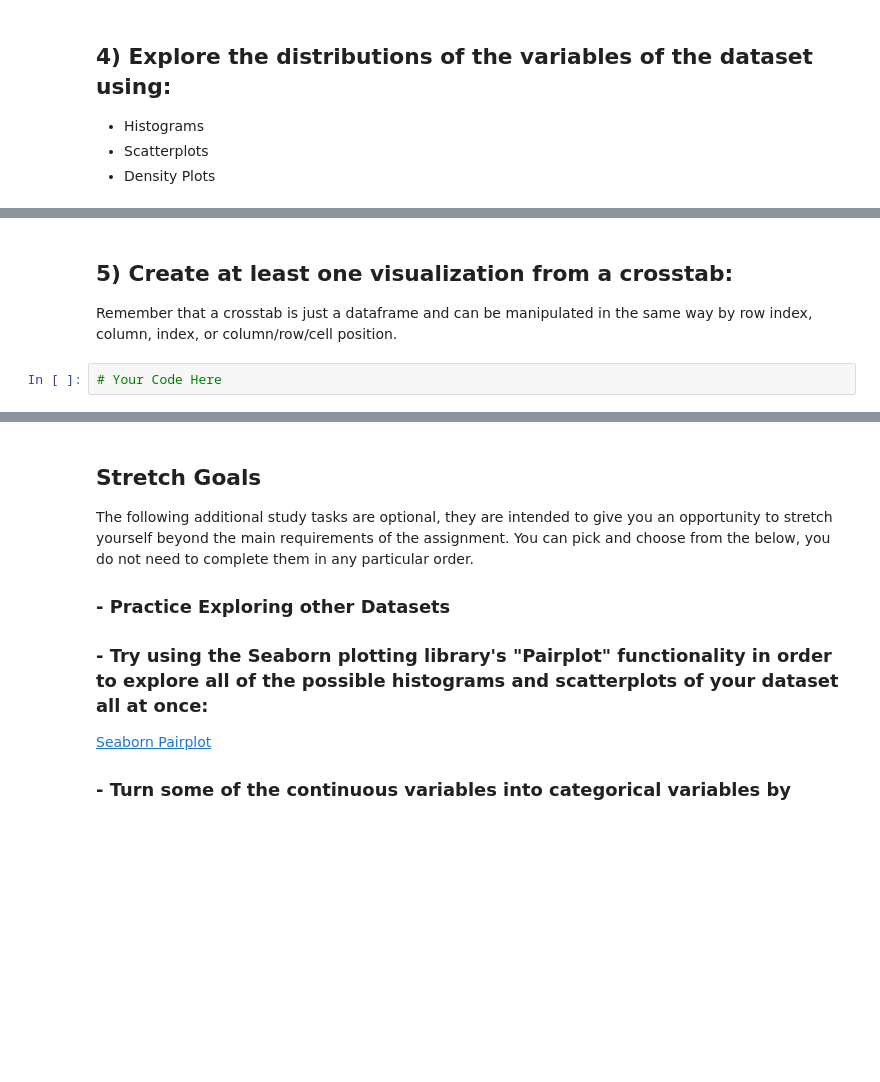
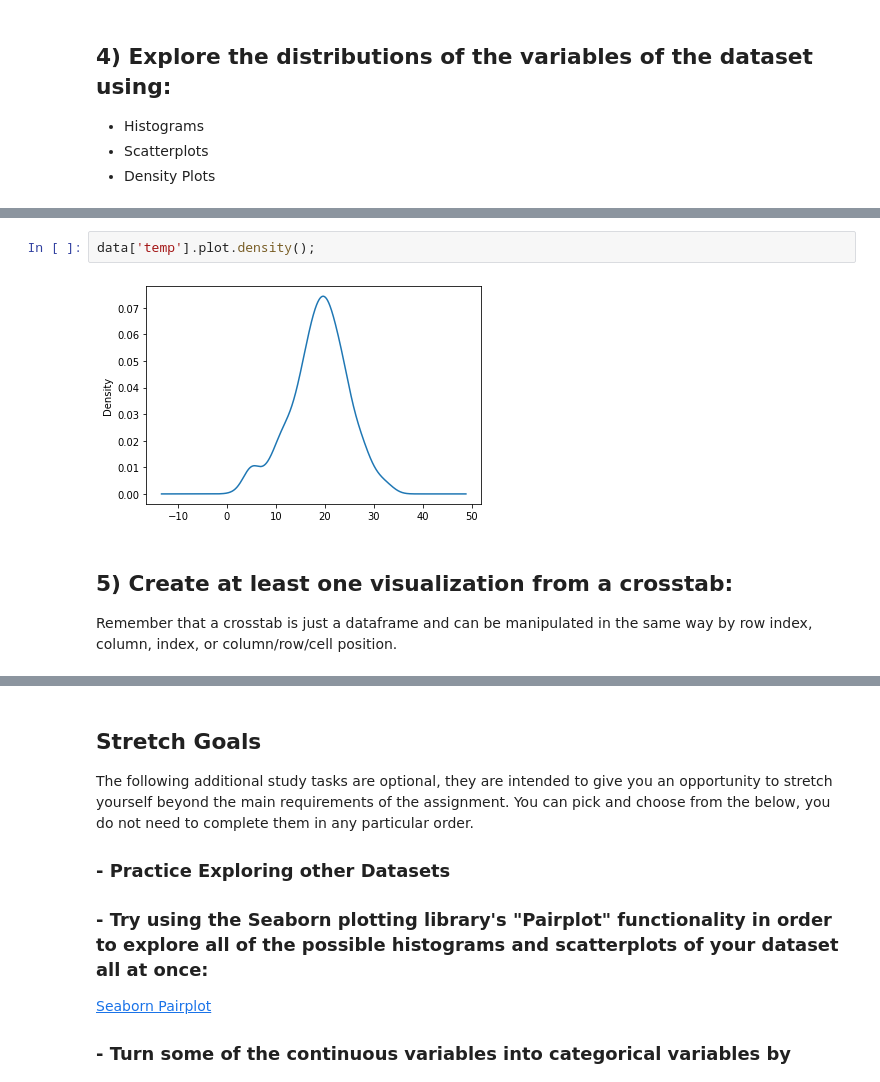
Before and after one commit to CJG84/DS-Unit-1-Sprint-1-Data-Wrangling-and-Storytelling, a Jupyter notebook: module1-exploratory-data-analysis/LS_DS_111_Exploratory_Data_Analysis_Assignment.ipynb, the cells around one changed output, grey strips where cells are left out. Saved outputs shown, nothing was run; the diff lists cells and outputs as text; blank space fills up the shorter version.

```diff
--- a/module1-exploratory-data-analysis/LS_DS_111_Exploratory_Data_Analysis_Assignment.ipynb
+++ b/module1-exploratory-data-analysis/LS_DS_111_Exploratory_Data_Analysis_Assignment.ipynb
@@ -56,6 +209,8 @@ Take whichever of the above datasets has more categorical variables and use cros
+# %%
+data['temp'].plot.density();
+# %% [output]
+[figure, added]
 # %% [markdown]
 ## 5) Create at least one visualization from a crosstab:
 
 Remember that a crosstab is just a dataframe and can be manipulated in the same way by row index, column, index, or column/row/cell position.
-# %%
-# Your Code Here
```
Also changed, not shown: parts of 20 cells of this notebook.
